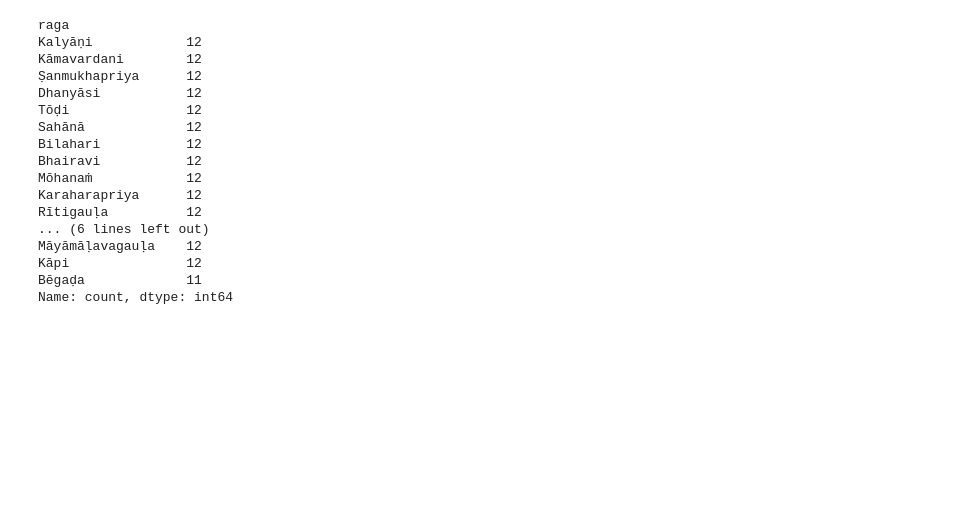
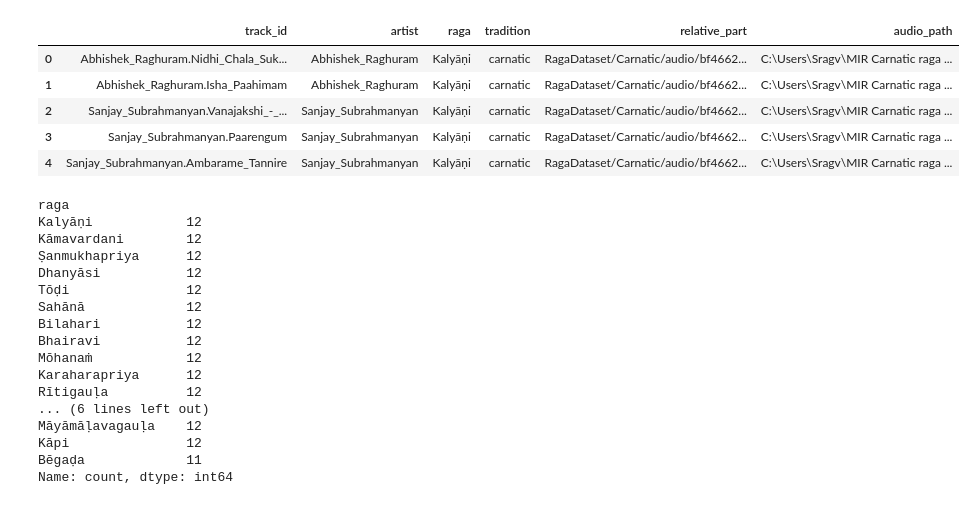
Before and after one commit to Horfos/MIR-carnatic-raga-identification, a Jupyter notebook: notebooks/02_dataset_split.ipynb, the cells around one changed output. Saved outputs shown, nothing was run; the diff lists cells and outputs as text; code cells hidden in the pictures; blank space fills up the shorter version.

```diff
--- a/notebooks/02_dataset_split.ipynb
+++ b/notebooks/02_dataset_split.ipynb
@@ -13,3 +24,13 @@ df.head()
+# %%
+df["audio_path"] = df["relative_part"].apply(lambda x: AUDIO_ROOT / x)
+df.head()
+# %% [output]
+|  | track_id | artist | raga | tradition | relative_part | audio_path |
+| 0 | Abhishek_Raghuram.Nidhi_Chala_Suk... | Abhishek_Raghuram | Kalyāṇi | carnatic | RagaDataset/Carnatic/audio/bf4662... | C:\Users\Sragv\MIR Carnatic raga ... |
+| 1 | Abhishek_Raghuram.Isha_Paahimam | Abhishek_Raghuram | Kalyāṇi | carnatic | RagaDataset/Carnatic/audio/bf4662... | C:\Users\Sragv\MIR Carnatic raga ... |
+| 2 | Sanjay_Subrahmanyan.Vanajakshi_-_... | Sanjay_Subrahmanyan | Kalyāṇi | carnatic | RagaDataset/Carnatic/audio/bf4662... | C:\Users\Sragv\MIR Carnatic raga ... |
+| 3 | Sanjay_Subrahmanyan.Paarengum | Sanjay_Subrahmanyan | Kalyāṇi | carnatic | RagaDataset/Carnatic/audio/bf4662... | C:\Users\Sragv\MIR Carnatic raga ... |
+| 4 | Sanjay_Subrahmanyan.Ambarame_Tannire | Sanjay_Subrahmanyan | Kalyāṇi | carnatic | RagaDataset/Carnatic/audio/bf4662... | C:\Users\Sragv\MIR Carnatic raga ... |
 # %%
 df["raga"].value_counts()
 # %% [output]
```
Also changed, not shown: parts of 8 cells of this notebook, 5 other files.
